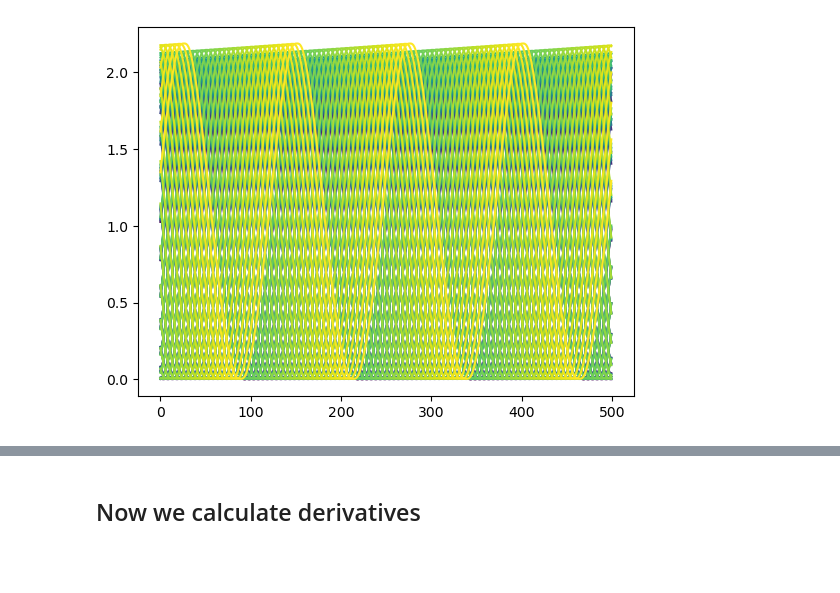
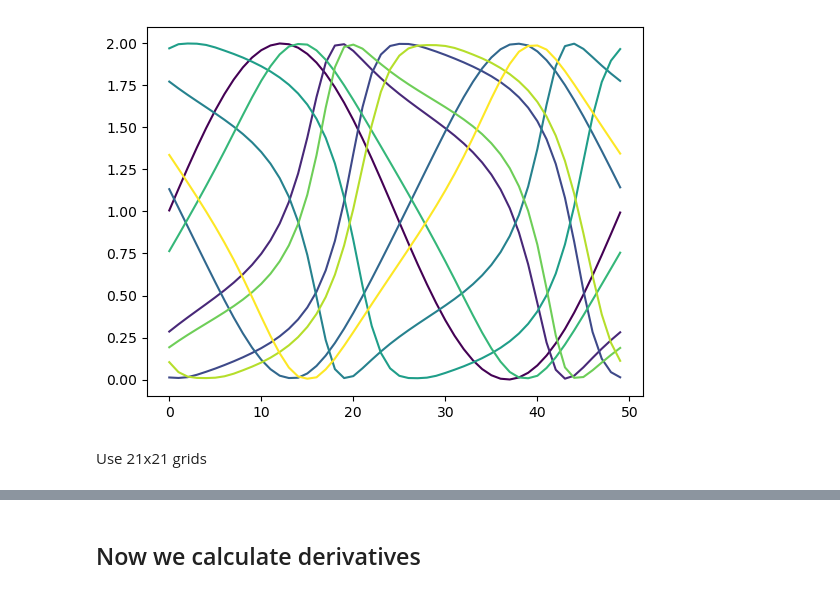
Before and after one commit to MKupperman/KernelPDEforBioProject, a Jupyter notebook: Notebooks/Demo_day2.ipynb, the cells around one changed output, grey strips where cells are left out. Cells and saved outputs as stored; diff of their text form; code cells hidden in the pictures; blank space fills up the shorter version.

```diff
--- a/Notebooks/Demo_day2.ipynb
+++ b/Notebooks/Demo_day2.ipynb
@@ -18,17 +18,21 @@ np.random.seed(7)
 dt = 0.01
 nx = 500
 
+nx_coarse = 50
+dt_coarse = 0.1
+
 T_final = 1  # Final time
 tsteps = math.ceil(T_final / dt)  # Number of time steps
-
+tsteps_coarse = math.ceil(T_final / dt_coarse)  # Number of time steps
 
 # u0 = np.sin(np.linspace(0, 2 * np.pi, nx))  # Initial condition on [0,1]
 
 def u0(x):
-    return 1 + np.sin(8 * np.pi * x)
+    return 1 + np.sin(2 * np.pi * x)
 
 def ux(x):
-    return 2 + np.sin(12 * np.pi * x)
+    return 2 + np.sin(4 * np.pi * x)
+
 
 # Color equation parameterization
 c = 1
@@ -37,17 +41,17 @@ def ux_const(x, c=c):
 
 # Forcing function psi
 
-def psi(q,x):
+def psi(t, x):
     # return 0
-    return (x ** 2 - 0.25) / 20
+    return (x ** 2 - t) / 20
 
 # Create a rectangular grid for the simulation
 # time, then x.
 # u[i, :] is the solution at time i
-grid = KBio.rectangular_grid(mins=np.array([0, 0]), maxes=[T_final, 1], n_pts=[tsteps+1, nx])
+grid = KBio.rectangular_grid(mins=np.array([0, 0]), maxes=[T_final, 1], n_pts=[tsteps_coarse+1, nx_coarse])
 
 # Create an instance of the Advection1D class
-advection_sim = KBio.Advection1D_sim(dt, u0=u0, T_final=T_final, forcing = lambda t, x: 0, nx=nx, ux=ux_const)
+advection_sim = KBio.Advection1D_sim(dt, u0=u0, T_final=T_final, forcing = lambda q,x,t: 0, nx=nx, ux=ux)
 
 # Run the simulation
 t_, x_, u_, ffun, ufun = advection_sim(grid, forcing=psi, pyvis=False)
@@ -70,12 +74,12 @@ t_, x_, u_, ffun, ufun = advection_sim(grid, forcing=psi, pyvis=False)
 (101,)
 (101, 500)
 # %%
-colors = plt.cm.viridis(np.linspace(0, 1, tsteps))
-for t in range(tsteps):
+colors = plt.cm.viridis(np.linspace(0, 1, tsteps_coarse))
+for t in range(tsteps_coarse):
     # print(t)
     plt.plot(grid.grid_tensors_values[t, :], color=colors[t])
 # %% [output]
-[figure, old version]
+[figure, new version]
 # %%
 # A simple forcing function to consider
 
@@ -83,0 +88,2 @@ def psi_simple(q,x, b):
+# %% [markdown]
+Use 21x21 grids
```
Also changed, not shown: parts of 46 cells of this notebook, 3 other files.
